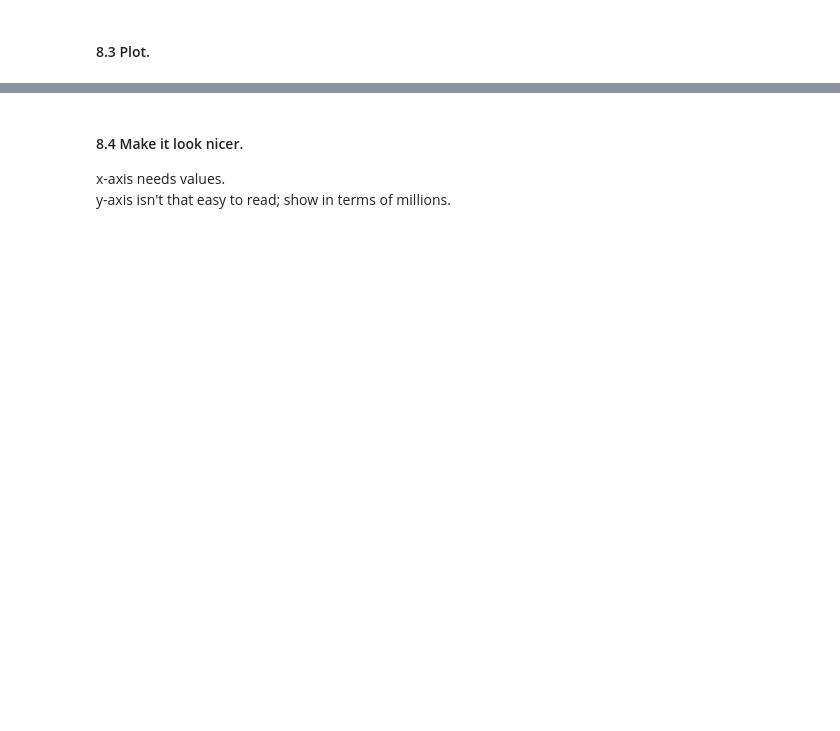
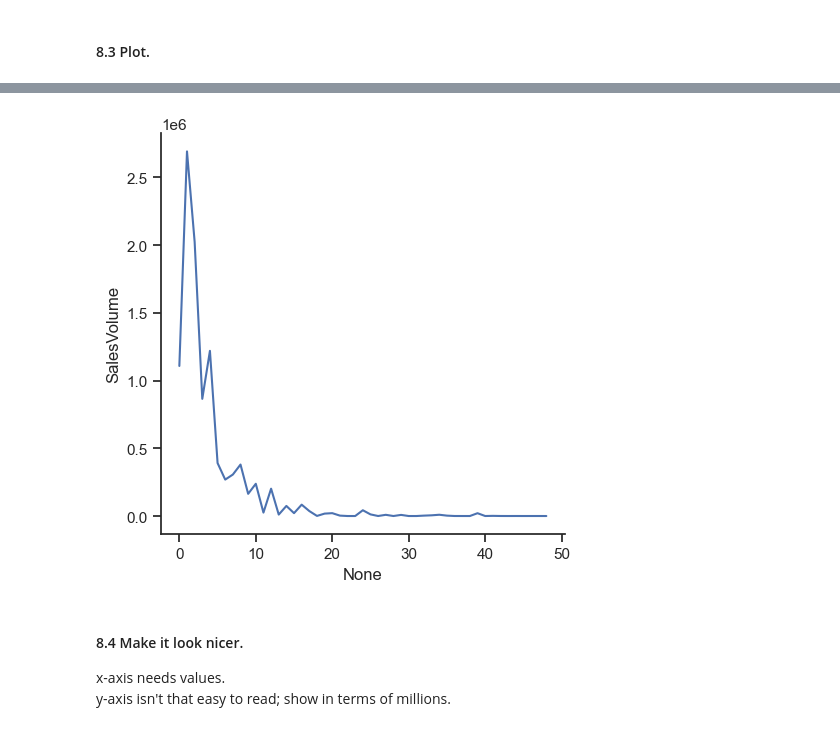
Before and after one commit to aziart/pandas-exercises, a Jupyter notebook: 07 - Visualization/Online_Retail/Solutions.ipynb, the cells around one changed output, grey strips where cells are left out. Saved outputs shown, nothing was run; the diff lists cells and outputs as text; code cells hidden in the pictures; blank space fills up the shorter version.

Commit message:
07/online_retail: 8/8

```diff
--- a/07 - Visualization/Online_Retail/Solutions.ipynb
+++ b/07 - Visualization/Online_Retail/Solutions.ipynb
@@ -391,0 +383,13 @@ Name: Revenue, dtype: float64
+# %%
+price_start = 0
+price_end = 50
+price_interval = 1
+
+buckets = np.arange(price_start
+                  , price_end
+                  , price_interval)
+buckets
+UnitPrice_grouped = pd.cut(online_rt['UnitPrice'], buckets)
+rev_per_price = pd.DataFrame(online_rt.groupby(UnitPrice_grouped)['SalesVolume'].sum())
+rev_per_price['bin'] = rev_per_price.index
+rev_per_price.reset_index()
@@ -397,3 +416,12 @@ Name: Revenue, dtype: float64
+# %%
+# sns.relplot(data=rev_per_price, x= 'bin', y= 'SalesVolume', kind='line')
+g = sns.relplot(
+    data=rev_per_price.reset_index(),
+    x=rev_per_price.reset_index().index,
+    y='SalesVolume',
+    kind='line')
+# %% [output]
+[figure, added]
 # %% [markdown]
 #### 8.4 Make it look nicer.
 x-axis needs values.
```
Also changed, not shown: parts of 5 cells of this notebook.
